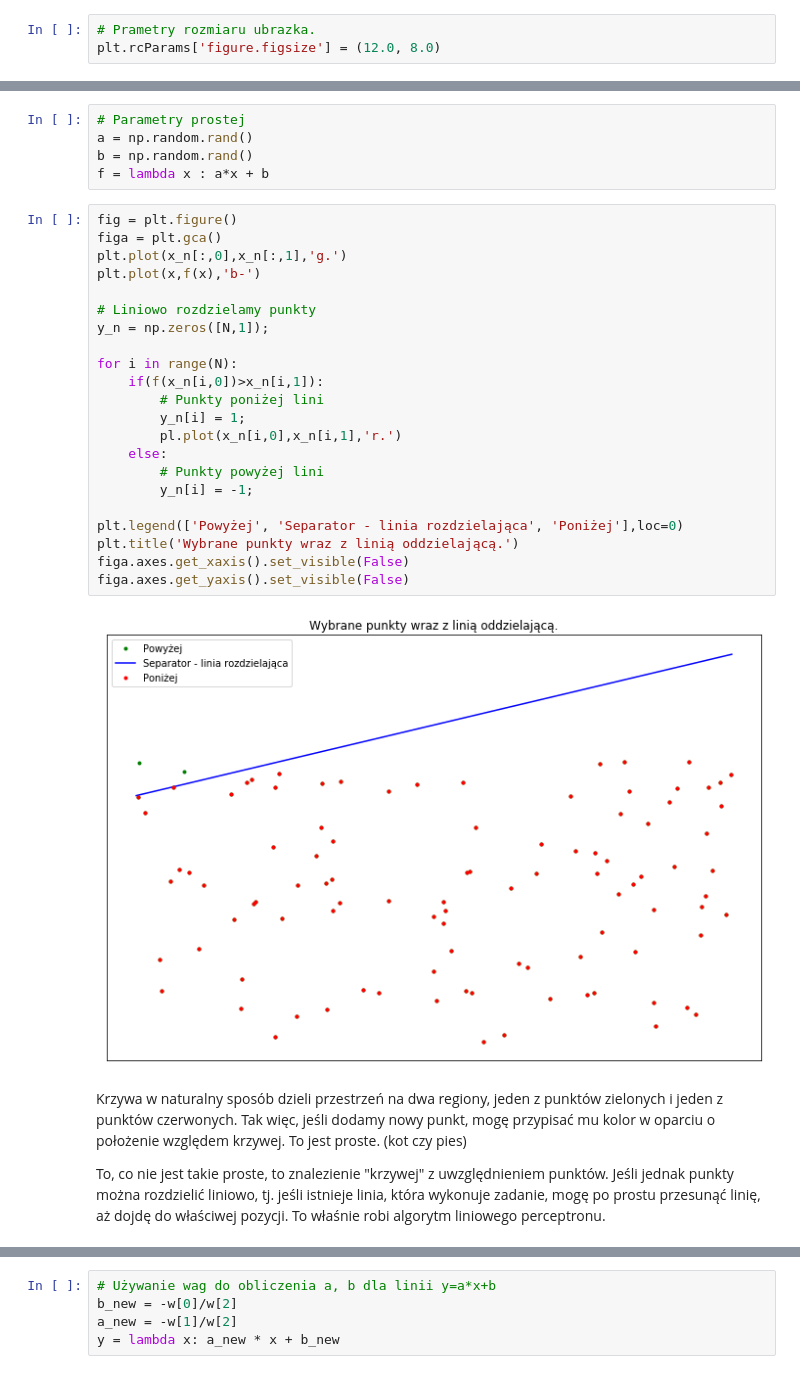
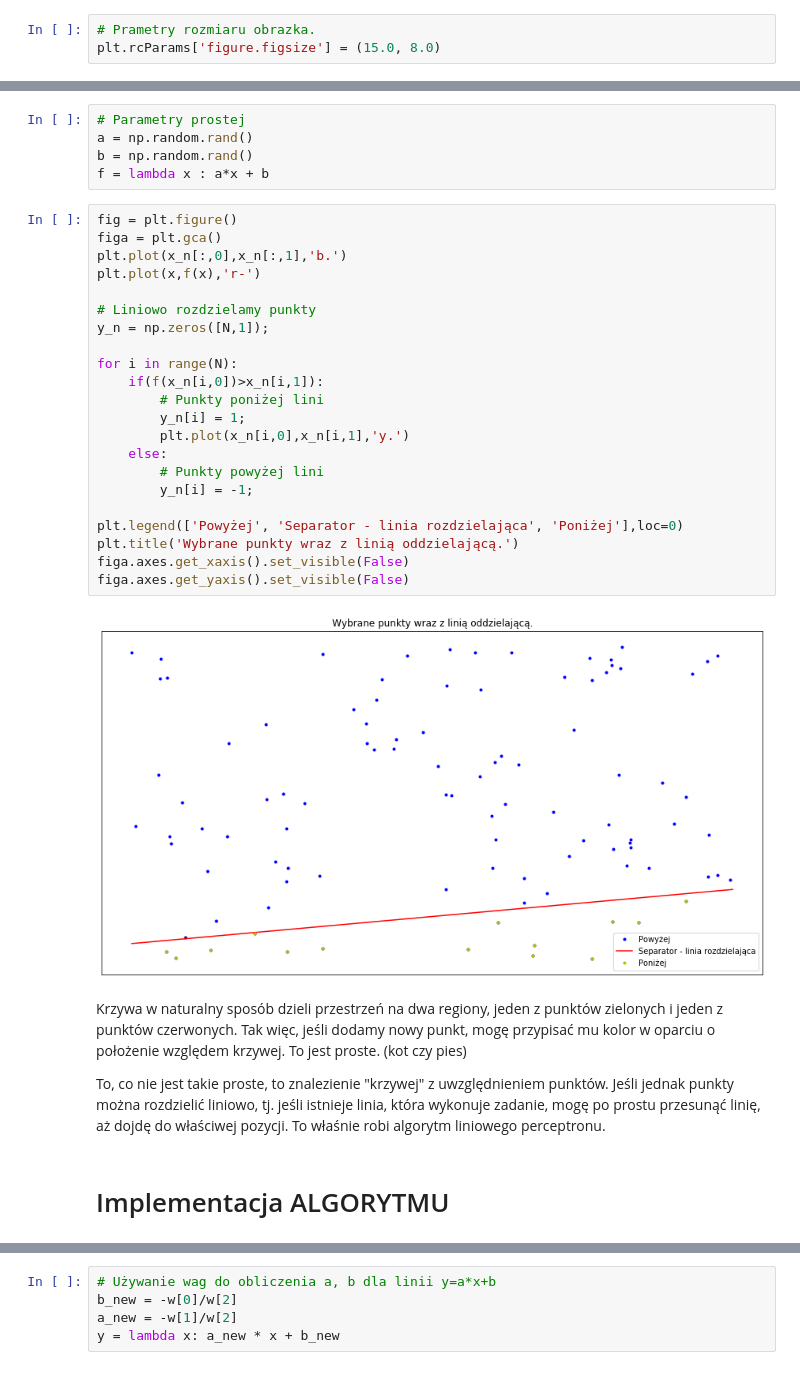
Before and after one commit to DariuszN/Perceptron, a Jupyter notebook: CD_2019_perceptron_Dariusz_Nowak.ipynb, the cells around one changed output, grey strips where cells are left out. Cells and saved outputs as stored; diff of their text form.

```diff
--- a/CD_2019_perceptron_Dariusz_Nowak.ipynb
+++ b/CD_2019_perceptron_Dariusz_Nowak.ipynb
@@ -3,6 +11,6 @@ import numpy as np
 import matplotlib.pyplot as plt
 %matplotlib inline
 # %%
-# Prametry rozmiaru ubrazka.
-plt.rcParams['figure.figsize'] = (12.0, 8.0)
+# Prametry rozmiaru obrazka.
+plt.rcParams['figure.figsize'] = (15.0, 8.0)
 # %% [markdown]
@@ -26,29 +35,31 @@ f = lambda x : a*x + b
 # %%
 fig = plt.figure()
 figa = plt.gca()
-plt.plot(x_n[:,0],x_n[:,1],'g.')
-plt.plot(x,f(x),'b-')
+plt.plot(x_n[:,0],x_n[:,1],'b.')
+plt.plot(x,f(x),'r-')
 
 # Liniowo rozdzielamy punkty
 y_n = np.zeros([N,1]);
 
 for i in range(N):
     if(f(x_n[i,0])>x_n[i,1]):
         # Punkty poniżej lini
         y_n[i] = 1;
-        pl.plot(x_n[i,0],x_n[i,1],'r.')
+        plt.plot(x_n[i,0],x_n[i,1],'y.')
     else:
         # Punkty powyżej lini
         y_n[i] = -1;
 
 plt.legend(['Powyżej', 'Separator - linia rozdzielająca', 'Poniżej'],loc=0)
 plt.title('Wybrane punkty wraz z linią oddzielającą.')
 figa.axes.get_xaxis().set_visible(False)
 figa.axes.get_yaxis().set_visible(False)
 # %% [output]
-[figure, old version]
+[figure, new version]
 # %% [markdown]
 Krzywa w naturalny sposób dzieli przestrzeń na dwa regiony, jeden z punktów zielonych i jeden z punktów czerwonych. Tak więc, jeśli dodamy nowy punkt, mogę przypisać mu kolor w oparciu o położenie względem krzywej. To jest proste. (kot czy pies)
 
 To, co nie jest takie proste, to znalezienie "krzywej" z uwzględnieniem punktów. Jeśli jednak punkty można rozdzielić liniowo, tj. jeśli istnieje linia, która wykonuje zadanie, mogę po prostu przesunąć linię, aż dojdę do właściwej pozycji. To właśnie robi algorytm liniowego perceptronu.
+# %% [markdown]
+# Implementacja ALGORYTMU
 # %%
```
Also changed, not shown: parts of 19 cells of this notebook.
